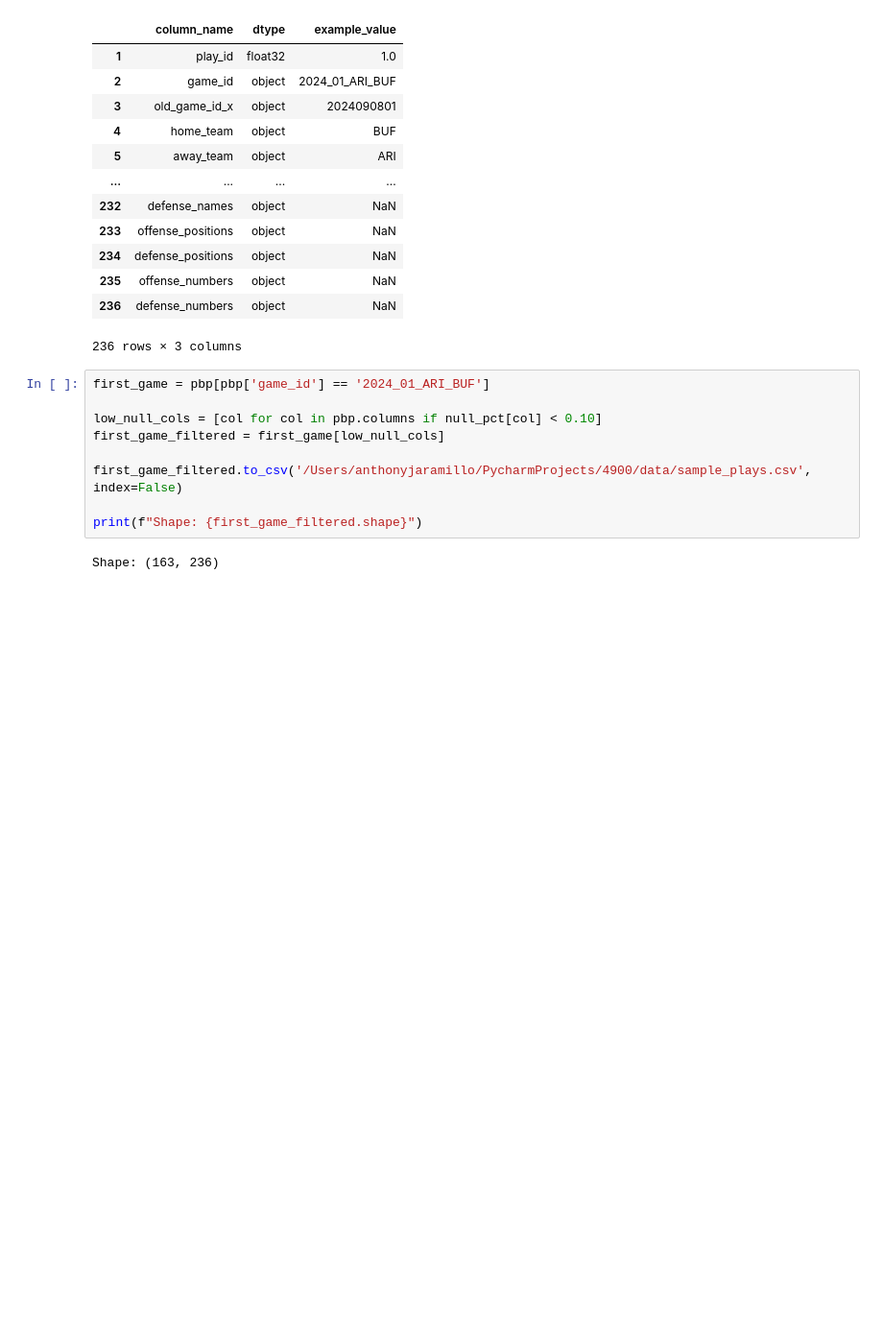
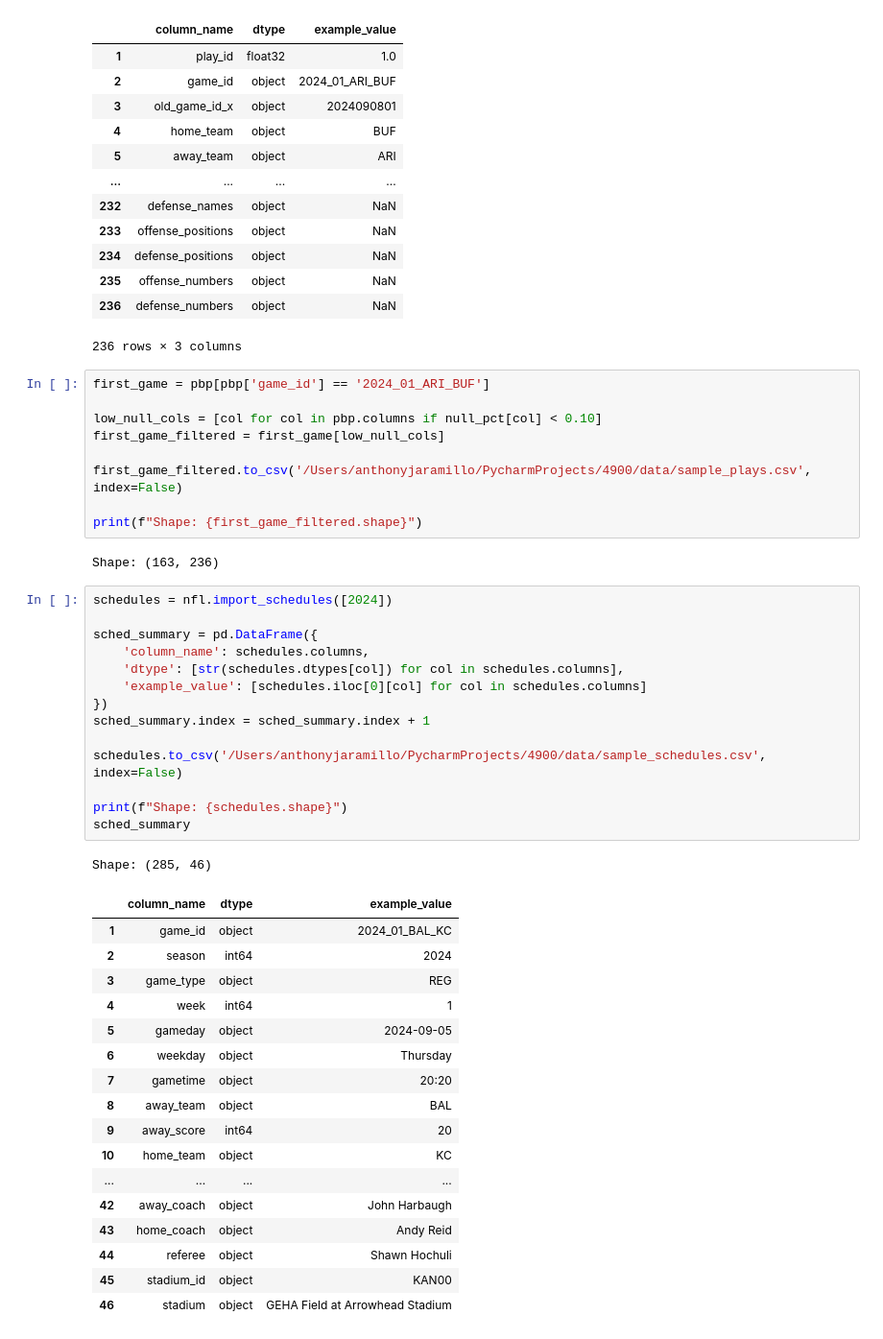
Before and after one commit to anthonyjaramillo06/CISC-4900-Project, a Jupyter notebook: notebooks/01_data_exploration.ipynb, the cells around one changed output. Shown at 96% size. Saved outputs shown, nothing was run; the diff lists cells and outputs as text; blank space fills up the shorter version.

```diff
--- a/notebooks/01_data_exploration.ipynb
+++ b/notebooks/01_data_exploration.ipynb
@@ -273,3 +273,36 @@ first_game_filtered.to_csv('/Users/anthonyjaramillo/PycharmProjects/4900/data/sa
 print(f"Shape: {first_game_filtered.shape}")
 # %% [output]
 Shape: (163, 236)
+# %%
+schedules = nfl.import_schedules([2024])
+
+sched_summary = pd.DataFrame({
+    'column_name': schedules.columns,
+    'dtype': [str(schedules.dtypes[col]) for col in schedules.columns],
+    'example_value': [schedules.iloc[0][col] for col in schedules.columns]
+})
+sched_summary.index = sched_summary.index + 1
+
+schedules.to_csv('/Users/anthonyjaramillo/PycharmProjects/4900/data/sample_schedules.csv', index=False)
+
+print(f"Shape: {schedules.shape}")
+sched_summary
+# %% [output]
+Shape: (285, 46)
+|  | column_name | dtype | example_value |
+| 1 | game_id | object | 2024_01_BAL_KC |
+| 2 | season | int64 | 2024 |
+| 3 | game_type | object | REG |
+| 4 | week | int64 | 1 |
+| 5 | gameday | object | 2024-09-05 |
+| 6 | weekday | object | Thursday |
+| 7 | gametime | object | 20:20 |
+| 8 | away_team | object | BAL |
+| 9 | away_score | int64 | 20 |
+| 10 | home_team | object | KC |
+| ... | ... | ... | ... |
+| 42 | away_coach | object | John Harbaugh |
+| 43 | home_coach | object | Andy Reid |
+| 44 | referee | object | Shawn Hochuli |
+| 45 | stadium_id | object | KAN00 |
+| 46 | stadium | object | GEHA Field at Arrowhead Stadium |
```
Also changed, not shown: parts of 3 cells of this notebook, 5 other files.
